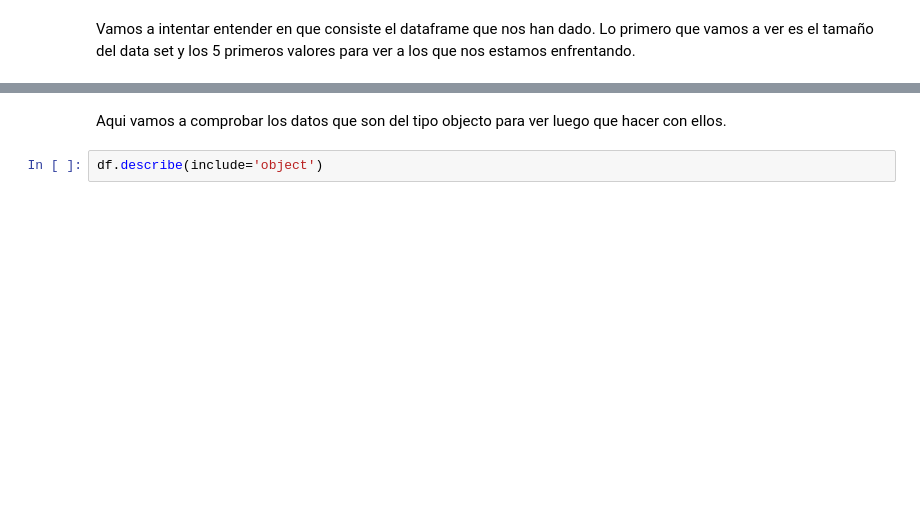
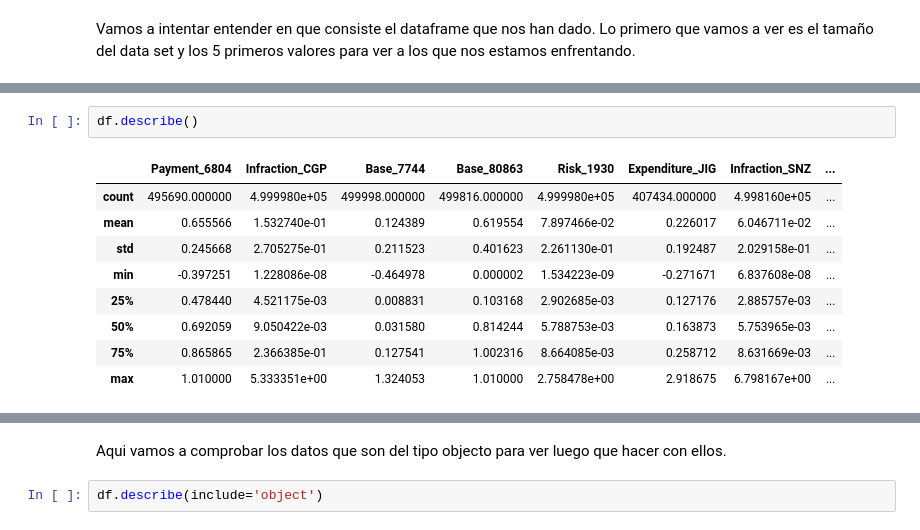
Before and after one commit to AndreesBenitoo/Practica_AA_Andres_Pedro, a Jupyter notebook: preprocess.ipynb, the cells around one changed output, grey strips where cells are left out. Drawn from its saved outputs; the diff is of its cells as text; blank space fills up the shorter version.

```diff
--- a/preprocess.ipynb
+++ b/preprocess.ipynb
@@ -38,0 +48,12 @@ df.sample(10)
+# %%
+df.describe()
+# %% [output]
+|  | Payment_6804 | Infraction_CGP | Base_7744 | Base_80863 | Risk_1930 | Expenditure_JIG | Infraction_SNZ | ... |
+| count | 495690.000000 | 4.999980e+05 | 499998.000000 | 499816.000000 | 4.999980e+05 | 407434.000000 | 4.998160e+05 | ... |
+| mean | 0.655566 | 1.532740e-01 | 0.124389 | 0.619554 | 7.897466e-02 | 0.226017 | 6.046711e-02 | ... |
+| std | 0.245668 | 2.705275e-01 | 0.211523 | 0.401623 | 2.261130e-01 | 0.192487 | 2.029158e-01 | ... |
+| min | -0.397251 | 1.228086e-08 | -0.464978 | 0.000002 | 1.534223e-09 | -0.271671 | 6.837608e-08 | ... |
+| 25% | 0.478440 | 4.521175e-03 | 0.008831 | 0.103168 | 2.902685e-03 | 0.127176 | 2.885757e-03 | ... |
+| 50% | 0.692059 | 9.050422e-03 | 0.031580 | 0.814244 | 5.788753e-03 | 0.163873 | 5.753965e-03 | ... |
+| 75% | 0.865865 | 2.366385e-01 | 0.127541 | 1.002316 | 8.664085e-03 | 0.258712 | 8.631669e-03 | ... |
+| max | 1.010000 | 5.333351e+00 | 1.324053 | 1.010000 | 2.758478e+00 | 2.918675 | 6.798167e+00 | ... |
```
Also changed, not shown: parts of 30 cells of this notebook.
